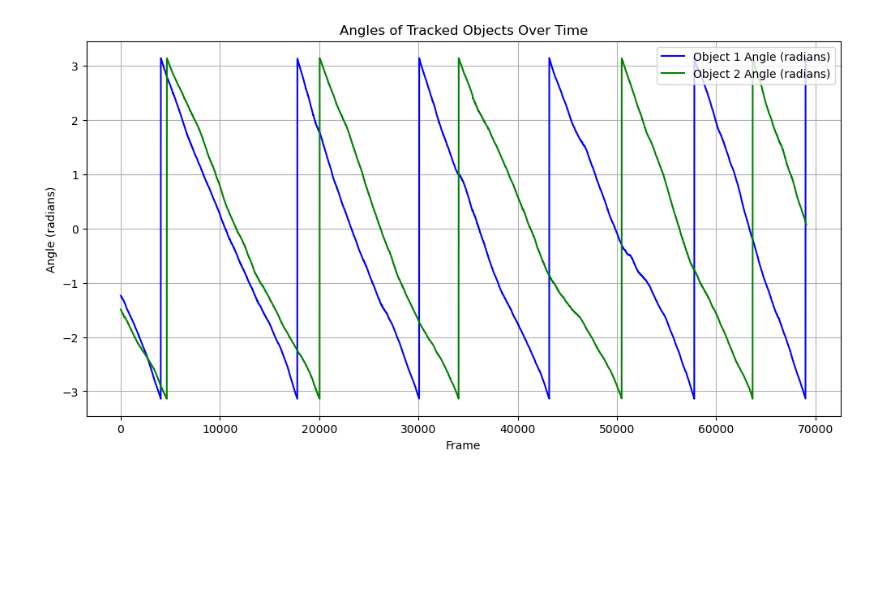
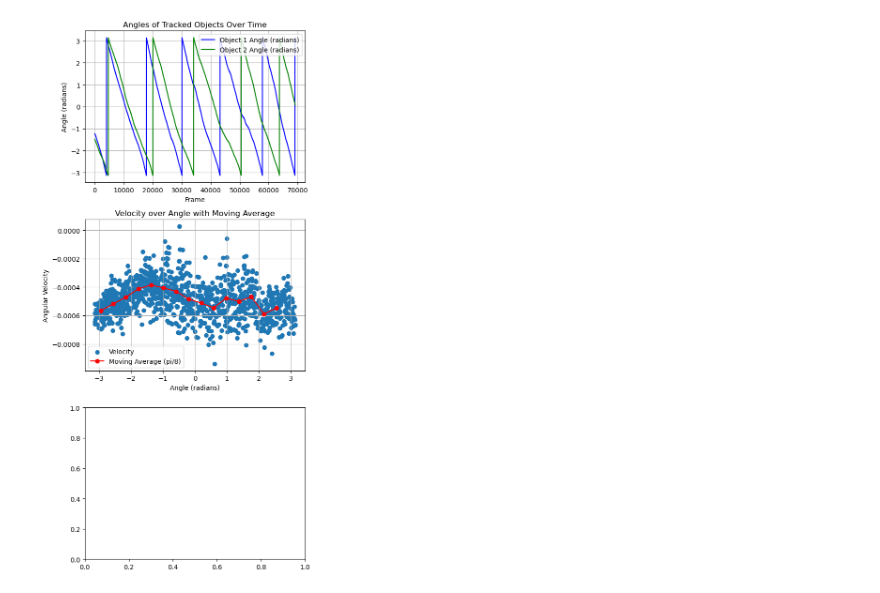
Before and after one commit to NitzanBarEitan/Ants, a Jupyter notebook: video_processing.ipynb, the cells around one changed output. Saved outputs shown, nothing was run; the diff lists cells and outputs as text; code cells hidden in the pictures; blank space fills up the shorter version.

Commit message:
dot graph (:

```diff
--- a/video_processing.ipynb
+++ b/video_processing.ipynb
@@ -89,4 +94,5 @@ print("Coordinates saved to object_tracking_coordinates.csv")
 # %%
+#fixed code
 import csv
 import numpy as np
 import matplotlib.pyplot as plt
@@ -105,39 +111,94 @@ with open("object_tracking_coordinates.csv", mode="r") as file:
     reader = csv.reader(file)
     next(reader)  # Skip header
 
     for row in reader:
         frame = int(row[0])
         x1, y1 = (row[1], row[2])
         x2, y2 = (row[3], row[4])
 
         # Append frame number for x-axis
         frames.append(frame)
 
         # Calculate angle for object 1 if coordinates are valid
         if x1 != 'None' and y1 != 'None':
             x1, y1 = float(x1), float(y1)
             angle1 = np.arctan2(y1 - center_obj1[1], x1 - center_obj1[0])
             angles_obj1.append(angle1)
         else:
             angles_obj1.append(None)
 
         # Calculate angle for object 2 if coordinates are valid
         if x2 != 'None' and y2 != 'None':
             x2, y2 = float(x2), float(y2)
             angle2 = np.arctan2(y2 - center_obj2[1], x2 - center_obj2[0])
             angles_obj2.append(angle2)
         else:
             angles_obj2.append(None)
 
+# Downsample data for velocity calculation
+np_angles_obj1 = np.array(angles_obj1[::6])
+np_angles_obj2 = np.array(angles_obj2[::6])
+np_frames = np.array(frames[::6])
+
+# Initialize empty lists to store velocities
+angle_v1 = []
+angle_v2 = []
+angle_forv1 = []
+
+# Calculate velocities
+for i in range(len(np_frames) - 1):
+    delta_t = np_frames[i + 1] - np_frames[i]
+    delta_x1 = (np_angles_obj1[i + 1] - np_angles_obj1[i])
+    delta_x2 = np_angles_obj2[i + 1] - np_angles_obj2[i]
+    if delta_x1 > 2:
+        delta_x1 -= 2 * np.pi
+    if delta_x2 > 2:
+        delta_x2 -= 2 * np.pi
+    v1 = (delta_x1 / delta_t)
+    v2 = delta_x2 / delta_t
+    angle_v1.append(v1)
+    angle_v2.append(v2)
+    angle_forv1.append(np_angles_obj1[i])
+
+# Convert lists to numpy arrays
+angle_v1 = np.array(angle_v1)
+angle_v2 = np.array(angle_v2)
+angle_forv1 = np.array(angle_forv1)
+
+# Compute moving average for each angle interval
+interval_size = np.pi / 8
+angle_bins = np.arange(-np.pi, np.pi, interval_size)
+avg_velocity = []
+
+for i in range(len(angle_bins) - 1):
+    mask = (angle_forv1 >= angle_bins[i]) & (angle_forv1 < angle_bins[i + 1])
+    if np.any(mask):
+        avg_velocity.append(np.mean(angle_v1[mask]))
+    else:
+        avg_velocity.append(None)
+
+# Plotting
+fig, axs = plt.subplots(3, 1, figsize=(6, 12))
+
 # Plot angles
-plt.figure(figsize=(12, 6))
-plt.plot(frames, angles_obj1, label="Object 1 Angle (radians)", color="blue")
-plt.plot(frames, angles_obj2, label="Object 2 Angle (radians)", color="green")
-plt.xlabel("Frame")
-plt.ylabel("Angle (radians)")
-plt.title("Angles of Tracked Objects Over Time")
-plt.legend()
-plt.grid(True)
+axs[0].plot(frames, angles_obj1, label="Object 1 Angle (radians)", color="blue")
+axs[0].plot(frames, angles_obj2, label="Object 2 Angle (radians)", color="green")
+axs[0].set_xlabel("Frame")
+axs[0].set_ylabel("Angle (radians)")
+axs[0].set_title("Angles of Tracked Objects Over Time")
+axs[0].legend()
+axs[0].grid(True)
+
+# Scatter plot of angular velocity with moving average
+axs[1].scatter(angle_forv1, angle_v1, label="Velocity")
+axs[1].plot((angle_bins[:-1] + angle_bins[1:]) / 2, avg_velocity, color='red', label="Moving Average (pi/8)", linestyle='-', marker='o')
+axs[1].set_xlabel("Angle (radians)")
+axs[1].set_ylabel("Angular Velocity")
+axs[1].set_title("Velocity over Angle with Moving Average")
+axs[1].legend()
+axs[1].grid(True)
+
+plt.tight_layout()
 plt.show()
 # %% [output]
-[figure, old version]
+[figure, new version]
```
Also changed, not shown: parts of 1 cell of this notebook.
